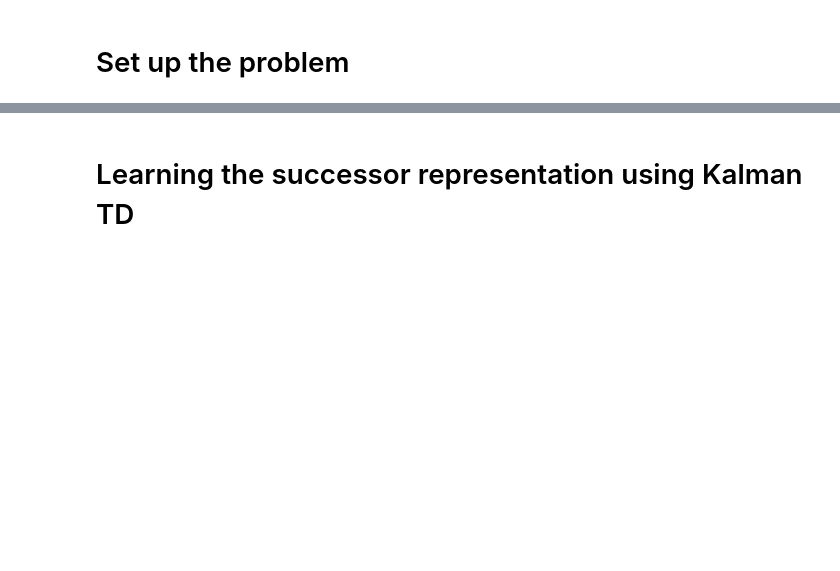
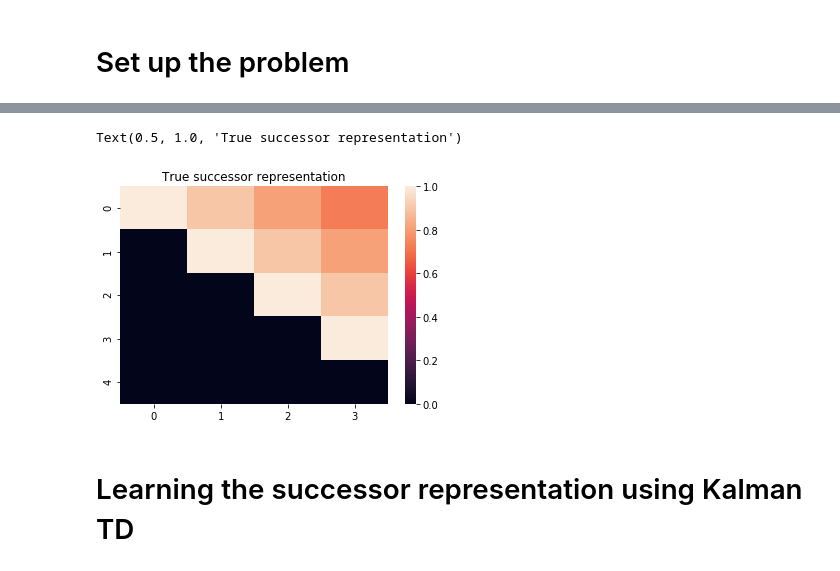
Before and after one commit to jessegeerts/bayesian-rl, a Jupyter notebook: KalmanSuccessorRepresentation.ipynb, the cells around one changed output, grey strips where cells are left out. Drawn from its saved outputs; the diff is of its cells as text; code cells hidden in the pictures; blank space fills up the shorter version.

```diff
--- a/KalmanSuccessorRepresentation.ipynb
+++ b/KalmanSuccessorRepresentation.ipynb
@@ -34,7 +52,10 @@ M
 # %%
 plt.figure()
-sns.heatmap(M)
+sns.heatmap(M[:,:-1])
 plt.title('True successor representation')
+# %% [output]
+Text(0.5, 1.0, 'True successor representation')
+[figure, added]
 # %% [markdown]
 # Learning the successor representation using Kalman TD
 # %%
```
Also changed, not shown: parts of 21 cells of this notebook, 2 other files.
